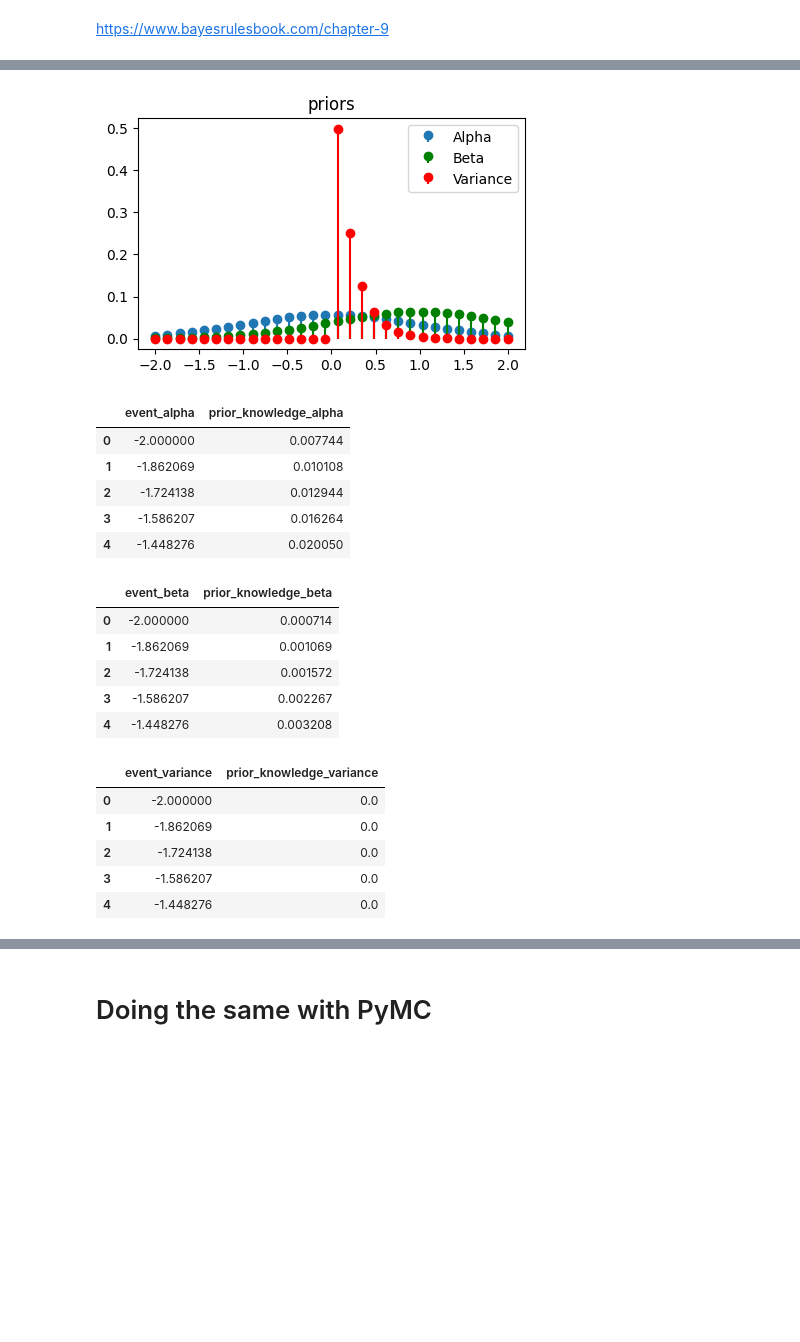
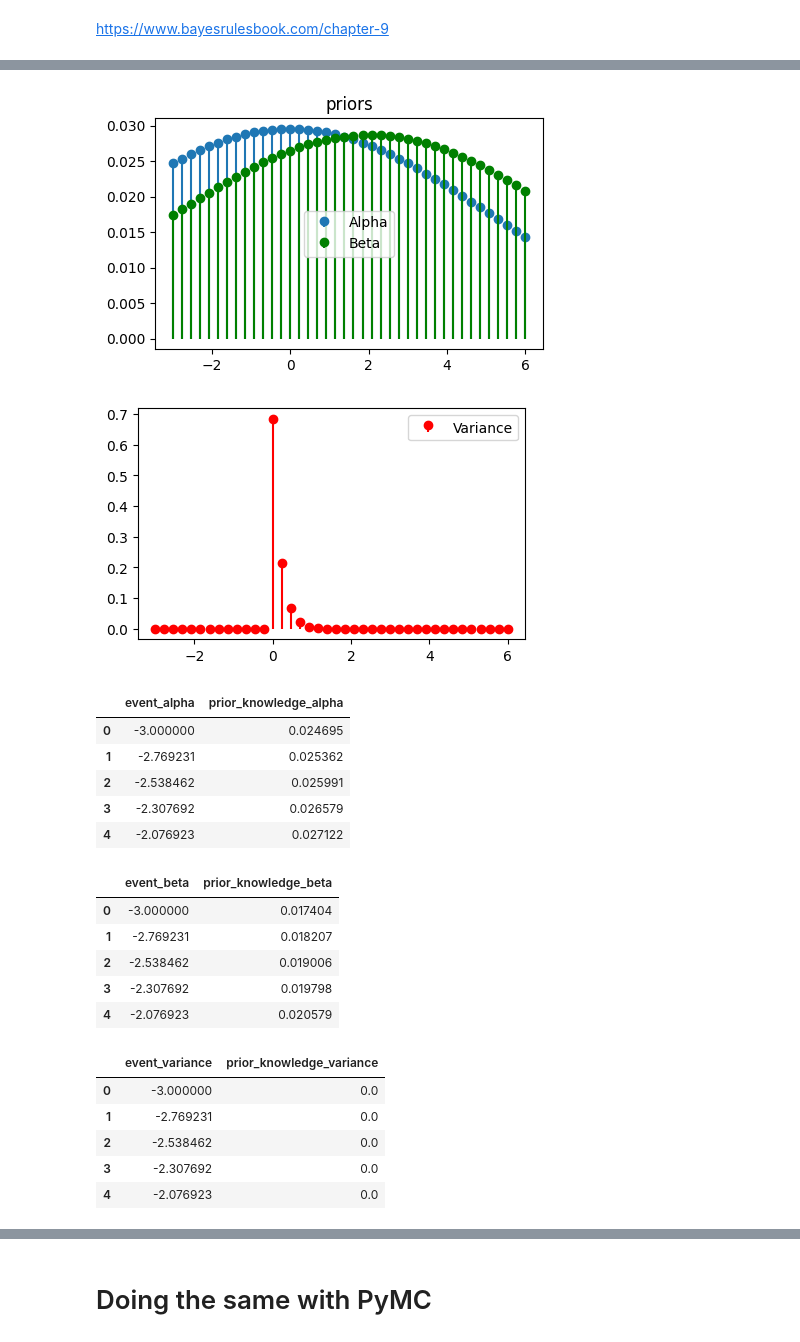
Before and after one commit to RCambier/rcambier.github.io, a Jupyter notebook: posts/2023-10-20-bayesian-inference-from-scratch.ipynb, the cells around one changed output, grey strips where cells are left out. Drawn from its saved outputs; the diff is of its cells as text; code cells hidden in the pictures; blank space fills up the shorter version.

```diff
--- a/posts/2023-10-20-bayesian-inference-from-scratch.ipynb
+++ b/posts/2023-10-20-bayesian-inference-from-scratch.ipynb
@@ -435,25 +441,30 @@ The idea is to assign things in the following way:
 # %%
 from scipy.stats import expon, beta, norm
 # %%
-linspace = np.linspace(-2, 2, 30)
+linspace = np.linspace(-3, 6, 40)
 
-alpha_pdf = norm.pdf(x=linspace, loc=0, scale=1)
+alpha_pdf = norm.pdf(x=linspace, loc=0, scale=5)
 alpha_pdf = alpha_pdf / alpha_pdf.sum()
 
-beta_pdf = norm.pdf(x=linspace, loc=1, scale=1)
+beta_pdf = norm.pdf(x=linspace, loc=2, scale=5)
 beta_pdf = beta_pdf / beta_pdf.sum()
 
 gaussian_variance_pdf = expon.pdf(x=linspace, scale=0.2)
 gaussian_variance_pdf = gaussian_variance_pdf / gaussian_variance_pdf.sum()
 
 plt.title('priors')
 plt.stem(linspace, alpha_pdf, label='Alpha', basefmt=" ")
 plt.stem(linspace, beta_pdf, 'g', label='Beta', basefmt=" ")
+plt.legend()
+plt.show()
+
+
 plt.stem(linspace, gaussian_variance_pdf, 'r', label='Variance', basefmt=" ")
 plt.legend()
 plt.show()
 # %% [output]
-[figure, old version]
+[figure, new version]
+[figure, added]
 # %%
 from IPython.display import display
 
@@ -477,23 +488,23 @@ display(probabilities_beta.head())
 display(probabilities_variance.head())
 # %% [output]
 |  | event_alpha | prior_knowledge_alpha |
-| 0 | -2.000000 | 0.007744 |
-| 1 | -1.862069 | 0.010108 |
-| 2 | -1.724138 | 0.012944 |
-| 3 | -1.586207 | 0.016264 |
-| 4 | -1.448276 | 0.020050 |
+| 0 | -3.000000 | 0.024695 |
+| 1 | -2.769231 | 0.025362 |
+| 2 | -2.538462 | 0.025991 |
+| 3 | -2.307692 | 0.026579 |
+| 4 | -2.076923 | 0.027122 |
 |  | event_beta | prior_knowledge_beta |
-| 0 | -2.000000 | 0.000714 |
-| 1 | -1.862069 | 0.001069 |
-| 2 | -1.724138 | 0.001572 |
-| 3 | -1.586207 | 0.002267 |
-| 4 | -1.448276 | 0.003208 |
+| 0 | -3.000000 | 0.017404 |
+| 1 | -2.769231 | 0.018207 |
+| 2 | -2.538462 | 0.019006 |
+| 3 | -2.307692 | 0.019798 |
+| 4 | -2.076923 | 0.020579 |
 |  | event_variance | prior_knowledge_variance |
-| 0 | -2.000000 | 0.0 |
-| 1 | -1.862069 | 0.0 |
-| 2 | -1.724138 | 0.0 |
-| 3 | -1.586207 | 0.0 |
-| 4 | -1.448276 | 0.0 |
+| 0 | -3.000000 | 0.0 |
+| 1 | -2.769231 | 0.0 |
+| 2 | -2.538462 | 0.0 |
+| 3 | -2.307692 | 0.0 |
+| 4 | -2.076923 | 0.0 |
 # %%
 all_possible_events= pd.merge(
     left=pd.merge(left=probabilities_alpha,
```
Also changed, not shown: parts of 36 cells of this notebook, 1 other file.
